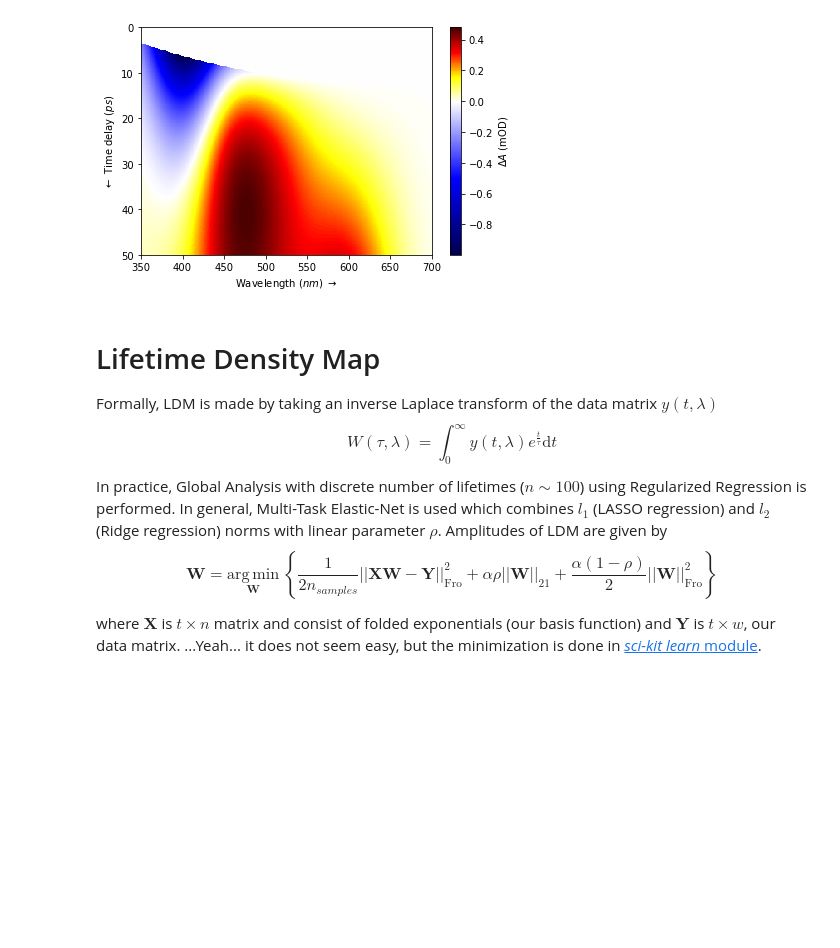
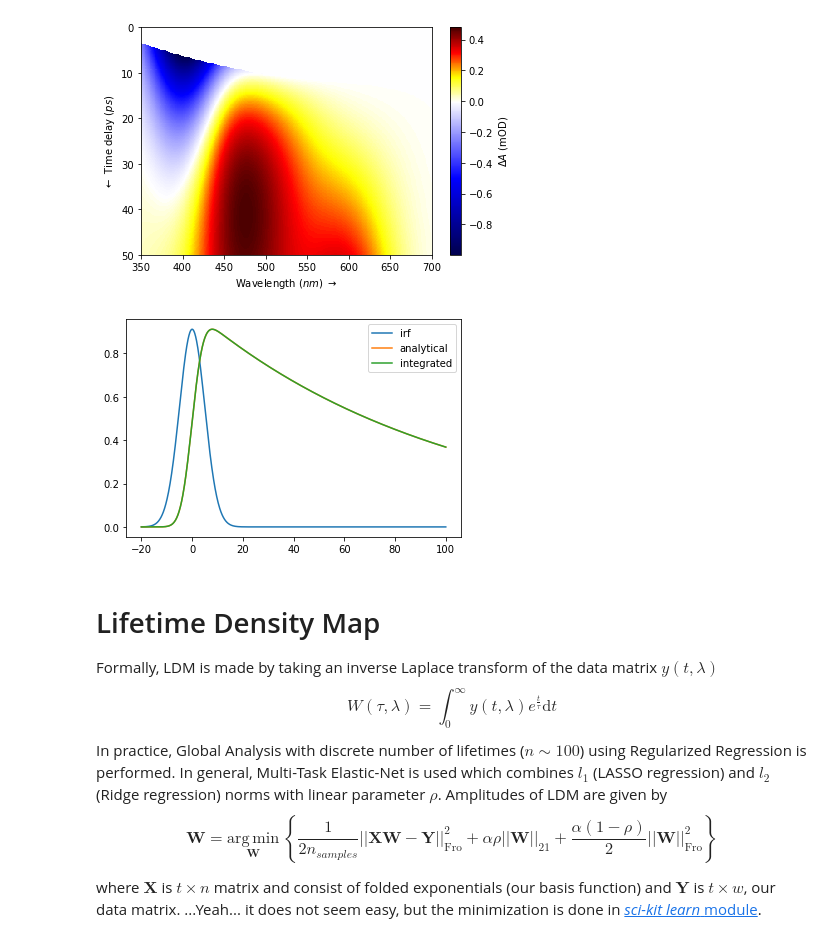
Before and after one commit to dmadea/Jupyter-Tutorials, a Jupyter notebook: Femto + LDM/Data_loader.ipynb, the cells around one changed output. Saved outputs shown, nothing was run; the diff lists cells and outputs as text; code cells hidden in the pictures; blank space fills up the shorter version.

```diff
--- a/Femto + LDM/Data_loader.ipynb
+++ b/Femto + LDM/Data_loader.ipynb
@@ -216,6 +223,37 @@ plot_data(_data_, D_mul_factor=1, symlog=False, z_lim=(None, None), t_lim=(None,
           cmap='diverging', t_unit='$ps$', title='', filepath=None, dpi=500, linthresh=1, linscale=3)
 # %% [output]
 [figure]
+# %%
+from scipy.special import erfc
+from scipy.integrate import odeint
+
+def gauss_norm(x, mu, sigma):
+    return np.exp(- (x - mu) * (x - mu) / (2 * sigma * sigma)) / (sigma * np.sqrt(2 * np.pi))
+
+_t = np.linspace(-20, 100, 1000)
+
+ks = 0.01
+w = 5
+
+irf = gauss_norm(_t, 0, w)
+X = 0.5 * np.exp(ks * (ks * w * w / 4 - _t)) * erfc(w * ks / 2 - _t / w)
+
+
+def solve(c, t):
+    return -ks * c + gauss_norm(t, 0, w / np.sqrt(2))
+
+sol = odeint(solve, [0], _t)
+
+
+plt.plot(_t, irf / irf.max() * X.max() , label='irf')
+plt.plot(_t, X, label='analytical')
+plt.plot(_t, sol.flatten(), label='integrated')
+plt.legend()
+# plt.yscale('log')
+# plt.ylim(1e-3, 1)
+plt.show()
+# %% [output]
+[figure, added]
 # %% [markdown]
 # Lifetime Density Map
 
```
Also changed, not shown: parts of 1 cell of this notebook.
